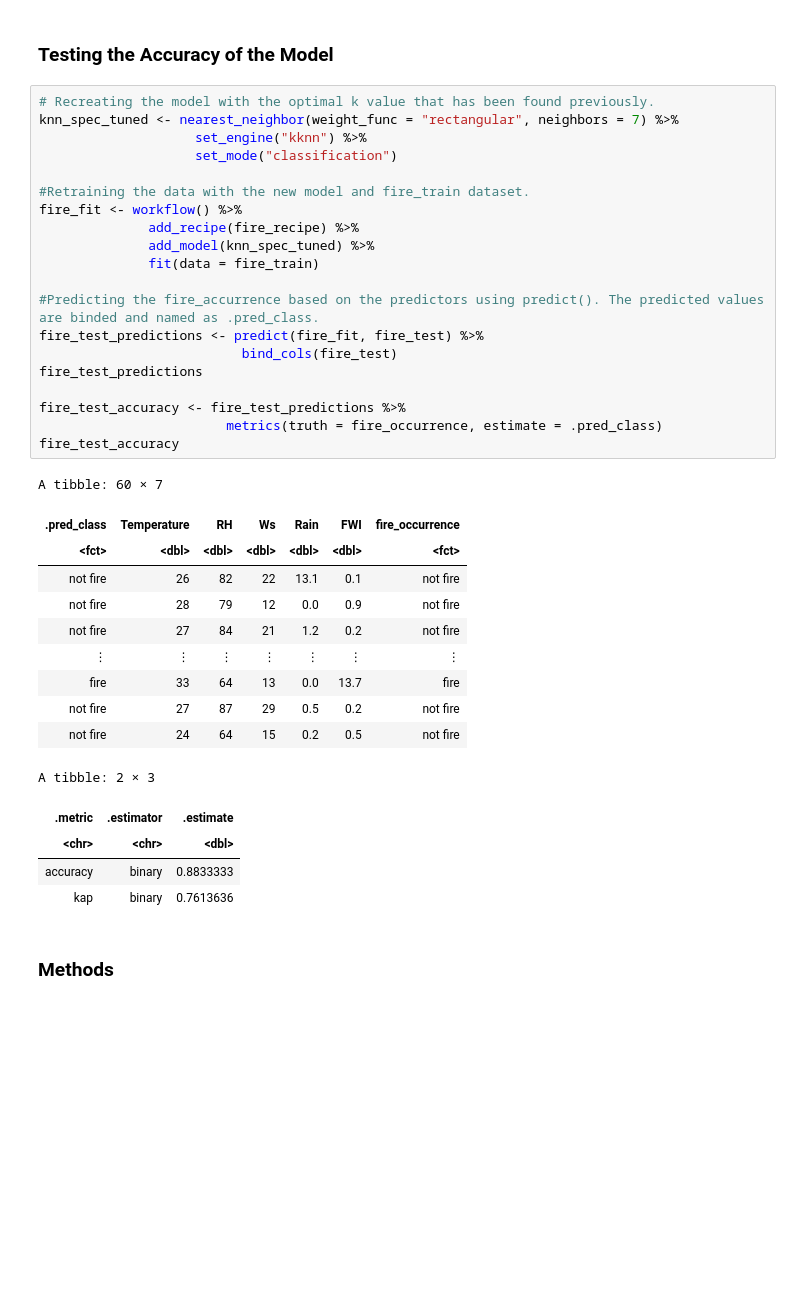
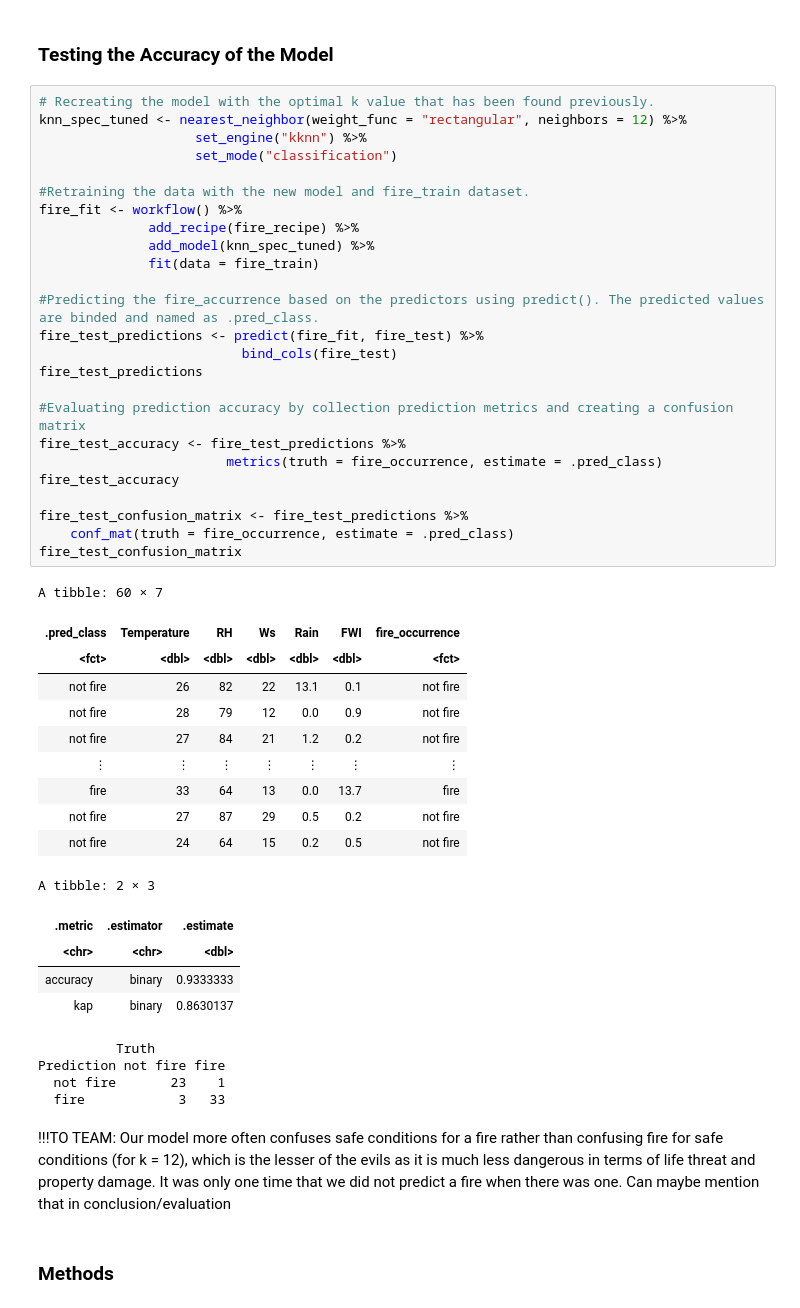
Before and after one commit to alexpiarkouski/Fire-Prediction, a Jupyter notebook: Group 33_ProjectReport.ipynb, the cells around one changed output. Saved outputs shown, nothing was run; the diff lists cells and outputs as text; blank space fills up the shorter version.

```diff
--- a/Group 33_ProjectReport.ipynb
+++ b/Group 33_ProjectReport.ipynb
@@ -262,40 +283,51 @@ accuracy_vs_k
 ### Testing the Accuracy of the Model
 # %%
 # Recreating the model with the optimal k value that has been found previously.
-knn_spec_tuned <- nearest_neighbor(weight_func = "rectangular", neighbors = 7) %>%
+knn_spec_tuned <- nearest_neighbor(weight_func = "rectangular", neighbors = 12) %>%
                     set_engine("kknn") %>%
                     set_mode("classification")
 
 #Retraining the data with the new model and fire_train dataset.
 fire_fit <- workflow() %>%
               add_recipe(fire_recipe) %>%
               add_model(knn_spec_tuned) %>%
               fit(data = fire_train)
 
 #Predicting the fire_accurrence based on the predictors using predict(). The predicted values are binded and named as .pred_class.
 fire_test_predictions <- predict(fire_fit, fire_test) %>%
                           bind_cols(fire_test)
 fire_test_predictions
 
+#Evaluating prediction accuracy by collection prediction metrics and creating a confusion matrix
 fire_test_accuracy <- fire_test_predictions %>%
                         metrics(truth = fire_occurrence, estimate = .pred_class)
 fire_test_accuracy
+
+fire_test_confusion_matrix <- fire_test_predictions %>%
+    conf_mat(truth = fire_occurrence, estimate = .pred_class)
+fire_test_confusion_matrix
 # %% [output]
 A tibble: 60 × 7
 | .pred_class | Temperature | RH | Ws | Rain | FWI | fire_occurrence |
 | <fct> | <dbl> | <dbl> | <dbl> | <dbl> | <dbl> | <fct> |
 | not fire | 26 | 82 | 22 | 13.1 | 0.1 | not fire |
 | not fire | 28 | 79 | 12 | 0.0 | 0.9 | not fire |
 | not fire | 27 | 84 | 21 | 1.2 | 0.2 | not fire |
 | ⋮ | ⋮ | ⋮ | ⋮ | ⋮ | ⋮ | ⋮ |
 | fire | 33 | 64 | 13 | 0.0 | 13.7 | fire |
 | not fire | 27 | 87 | 29 | 0.5 | 0.2 | not fire |
 | not fire | 24 | 64 | 15 | 0.2 | 0.5 | not fire |
 A tibble: 2 × 3
 | .metric | .estimator | .estimate |
 | <chr> | <chr> | <dbl> |
-| accuracy | binary | 0.8833333 |
-| kap | binary | 0.7613636 |
+| accuracy | binary | 0.9333333 |
+| kap | binary | 0.8630137 |
+          Truth
+Prediction not fire fire
+  not fire       23    1
+  fire            3   33
+# %% [markdown]
+!!!TO TEAM: Our model more often confuses safe conditions for a fire rather than confusing fire for safe conditions (for k = 12), which is the lesser of the evils as it is much less dangerous in terms of life threat and property damage. It was only one time that we did not predict a fire when there was one. Can maybe mention that in conclusion/evaluation
 # %% [markdown]
 ### Methods
 # %% [markdown]
```
Also changed, not shown: parts of 5 cells of this notebook.
